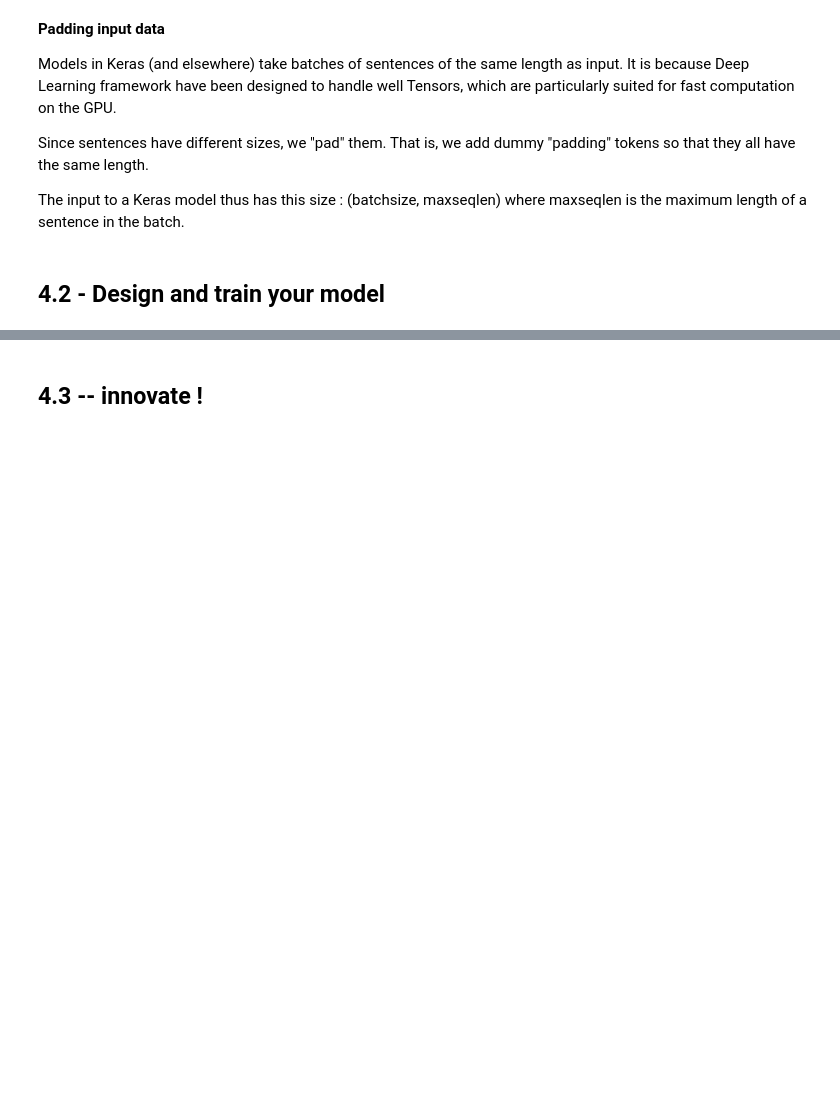
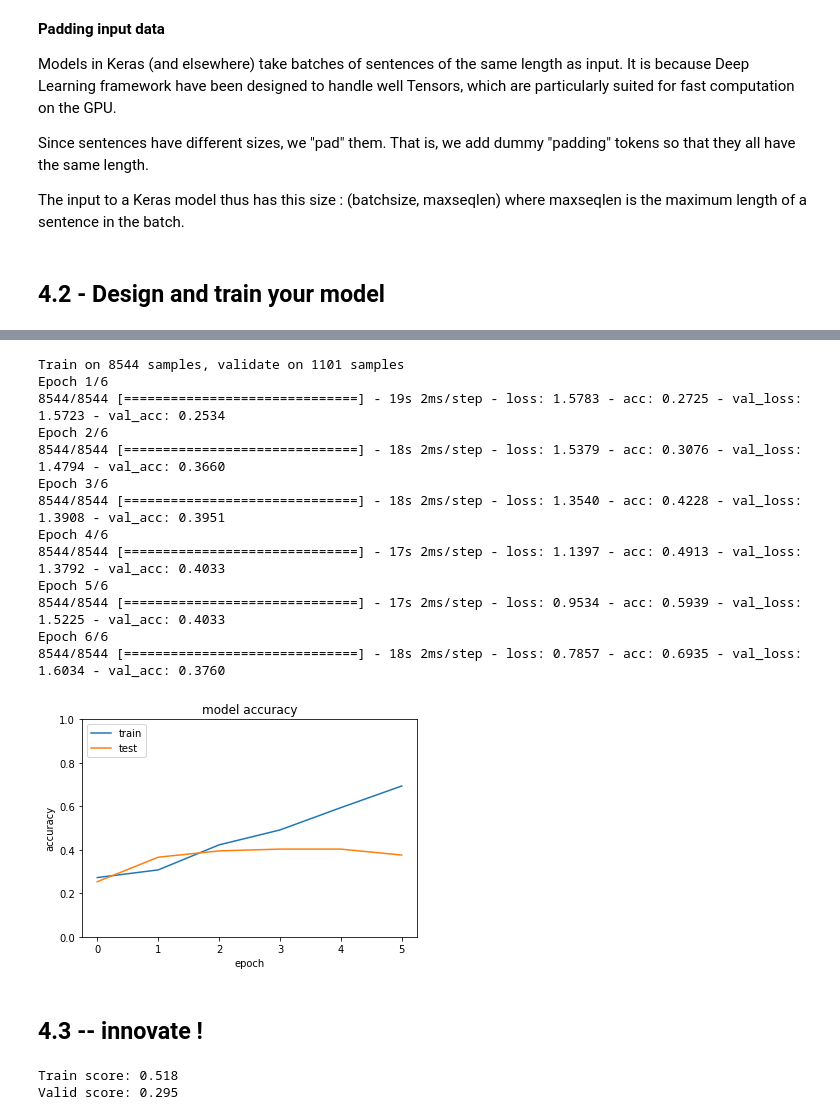
Before and after one commit to joelseytre/deep-learning-course, a Jupyter notebook: mp2-nlp/nlp_project.ipynb, the cells around one changed output, grey strips where cells are left out. Saved outputs shown, nothing was run; the diff lists cells and outputs as text; code cells hidden in the pictures; blank space fills up the shorter version.

```diff
--- a/mp2-nlp/nlp_project.ipynb
+++ b/mp2-nlp/nlp_project.ipynb
@@ -271,6 +424,11 @@ PATH_TO_DATA = "../../data/"
 #     https://keras.io/preprocessing/text/
 
 # TYPE CODE HERE
+from keras.preprocessing.text import one_hot
+
+X_train = [one_hot(sentence, vocab_size) for sentence in sentences_train]
+X_valid = [one_hot(sentence, vocab_size) for sentence in sentences_valid]
+X_test = [one_hot(sentence, vocab_size) for sentence in sentences_test]
 # %% [markdown]
 **Padding input data**
 
@@ -284,6 +442,13 @@ The input to a Keras model thus has this size : (batchsize, maxseqlen) where max
 #     https://keras.io/preprocessing/sequence/
 
 # TYPE CODE HERE
+from keras.preprocessing.sequence import pad_sequences
+
+maxseqlen = 50
+
+X_train = pad_sequences(X_train, maxseqlen)
+X_valid = pad_sequences(X_valid, maxseqlen)
+X_test = pad_sequences(X_test, maxseqlen)
 # %% [markdown]
 ## 4.2 - Design and train your model
 # %%
@@ -301,20 +466,19 @@ from keras.layers import Embedding, LSTM, Dense, Activation
 
 embed_dim  = 32  # word embedding dimension
 nhid       = 64  # number of hidden units in the LSTM
-vocab_size = 0  # size of the vocabulary
+vocab_size = len(words)  # size of the vocabulary
 n_classes  = 5
 
 model = Sequential()
 model.add(Embedding(vocab_size, embed_dim))
-model.add(LSTM(nhid, dropout_W=0.2, dropout_U=0.2))
+model.add(LSTM(nhid, dropout_W=0.4, dropout_U=0.4))
 model.add(Dense(n_classes, activation='sigmoid'))
 # %%
 # 5 - Define your loss/optimizer/metrics
-
 # MODIFY CODE BELOW
 
-loss_classif     =  '' # find the right loss for multi-class classification
-optimizer        =  '' # find the right optimizer
+loss_classif     =  'categorical_crossentropy'# find the right loss for multi-class classification
+optimizer        =  'adam' # find the right optimizer
 metrics_classif  =  ['accuracy']
 
 # Observe how easy (but blackboxed) this is in Keras
@@ -325,12 +504,40 @@ print(model.summary())
 # %%
 # 6 - Train your model and find the best hyperparameters for your dev set
 #     you will be evaluated on the quality of your predictions on the test set
 
 # ADAPT CODE BELOW
+%matplotlib inline
+import matplotlib.pyplot as plt
 bs = 64
 n_epochs = 6
 
-history = model.fit(x_train, y_train, batch_size=bs, nb_epoch=n_epochs, validation_data=(x_val, y_val))
+history = model.fit(X_train, Y_train, batch_size=bs, epochs=n_epochs, validation_data=(X_valid, Y_valid))
+
+#Model Visualisation
+plt.plot(history.history['acc'])
+plt.plot(history.history['val_acc'])
+plt.title('model accuracy')
+axes = plt.gca()
+axes.set_ylim([0,1])
+plt.ylabel('accuracy')
+plt.xlabel('epoch')
+plt.legend(['train', 'test'], loc='upper left')
+plt.show()
+# %% [output]
+Train on 8544 samples, validate on 1101 samples
+Epoch 1/6
+8544/8544 [==============================] - 19s 2ms/step - loss: 1.5783 - acc: 0.2725 - val_loss: 1.5723 - val_acc: 0.2534
+Epoch 2/6
+8544/8544 [==============================] - 18s 2ms/step - loss: 1.5379 - acc: 0.3076 - val_loss: 1.4794 - val_acc: 0.3660
+Epoch 3/6
+8544/8544 [==============================] - 18s 2ms/step - loss: 1.3540 - acc: 0.4228 - val_loss: 1.3908 - val_acc: 0.3951
+Epoch 4/6
+8544/8544 [==============================] - 17s 2ms/step - loss: 1.1397 - acc: 0.4913 - val_loss: 1.3792 - val_acc: 0.4033
+Epoch 5/6
+8544/8544 [==============================] - 17s 2ms/step - loss: 0.9534 - acc: 0.5939 - val_loss: 1.5225 - val_acc: 0.4033
+Epoch 6/6
+8544/8544 [==============================] - 18s 2ms/step - loss: 0.7857 - acc: 0.6935 - val_loss: 1.6034 - val_acc: 0.3760
+[figure, added]
 # %%
 # 7 - Generate your predictions on the test set using model.predict(x_test)
 #     https://keras.io/models/model/
@@ -347,3 +558,14 @@ history = model.fit(x_train, y_train, batch_size=bs, nb_epoch=n_epochs, validati
 #     Attach the output file "XXX_XXX_y_test_sst.txt" to your deliverable.
 
 # TYPE CODE HERE
+import lightgbm as lgb
+
+gboost_model = lgb.LGBMClassifier(objective='multiclass', n_estimators=2000, reg_lambda=10)
+gboost_model.fit(X_train, Y_train_temp, verbose=False,
+                   eval_set=[(X_valid, Y_valid_temp)], early_stopping_rounds=50)
+
+print('Train score: %.3f ' % gboost_model.score(X_train, Y_train_temp))
+print('Valid score: %.3f' % gboost_model.score(X_valid, Y_valid_temp))
+# %% [output]
+Train score: 0.518
+Valid score: 0.295
```
Also changed, not shown: parts of 21 cells of this notebook, 5 other files.
